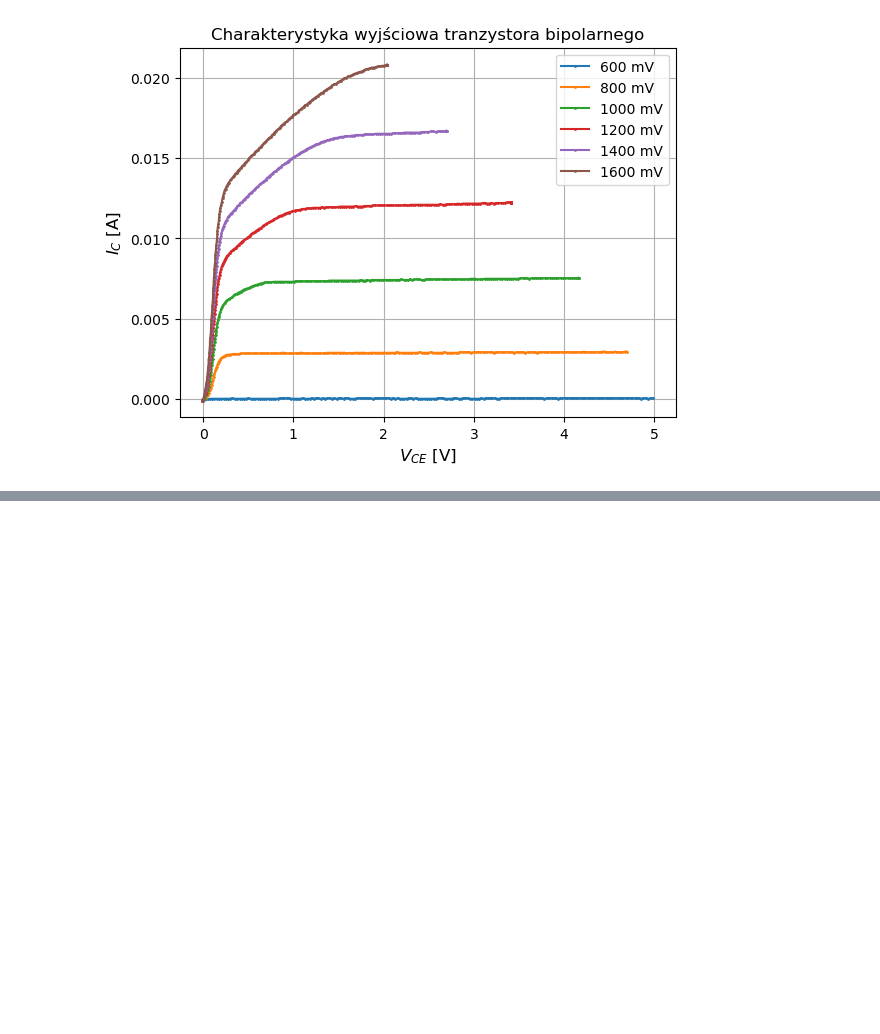
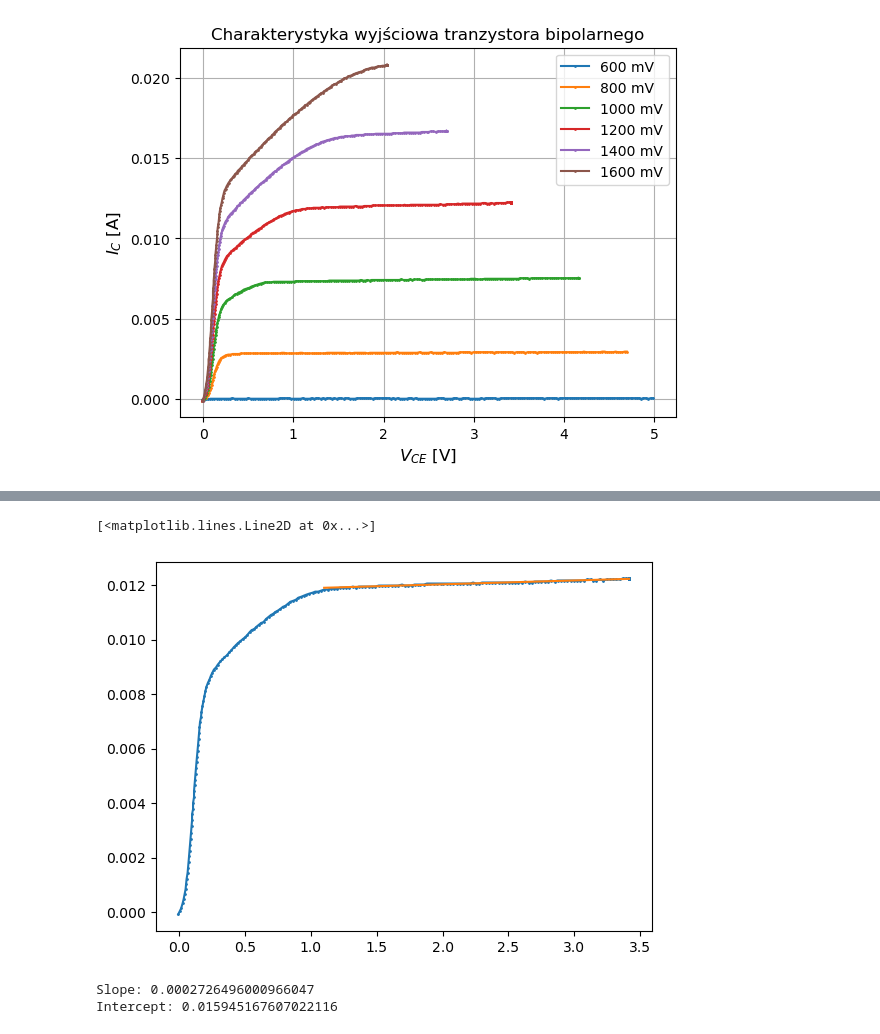
Before and after one commit to szczun/studia, a Jupyter notebook: UE/tranzystory/A8_1.ipynb, the cells around one changed output, grey strips where cells are left out. Saved outputs shown, nothing was run; the diff lists cells and outputs as text; code cells hidden in the pictures; blank space fills up the shorter version.

```diff
--- a/UE/tranzystory/A8_1.ipynb
+++ b/UE/tranzystory/A8_1.ipynb
@@ -125,0 +171,14 @@ plt.plot(collector_emiter_base_voltage[2], collector_current[2], marker = 'o', m
+# %%
+plt.plot(collector_emiter_base_voltage[3], collector_current[3], marker = 'o', markersize = 1, label = vbe_lables[3])
+plt.plot(collector_emiter_base_voltage[3][index:201], collector_emiter_base_voltage[3][index:201]*fit.slope + fit.intercept)
+# %% [output]
+[<matplotlib.lines.Line2D at 0x...>]
+[figure, added]
+# %%
+index = np.where(vrc == 3.1)[0][0]
+fit = linregress(collector_emiter_base_voltage[4][index:201], collector_current[4][index:201])
+print(f"Slope: {fit.slope}\nIntercept: {fit.intercept}")
+early[3] = abs(-fit.intercept/fit.slope)
+# %% [output]
+Slope: 0.0002726496000966047
+Intercept: 0.015945167607022116
```
Also changed, not shown: parts of 10 cells of this notebook, 1 other file.
